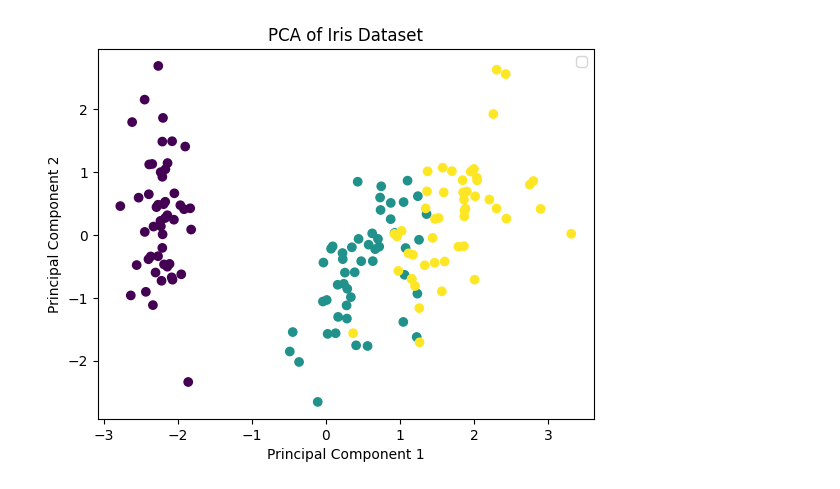
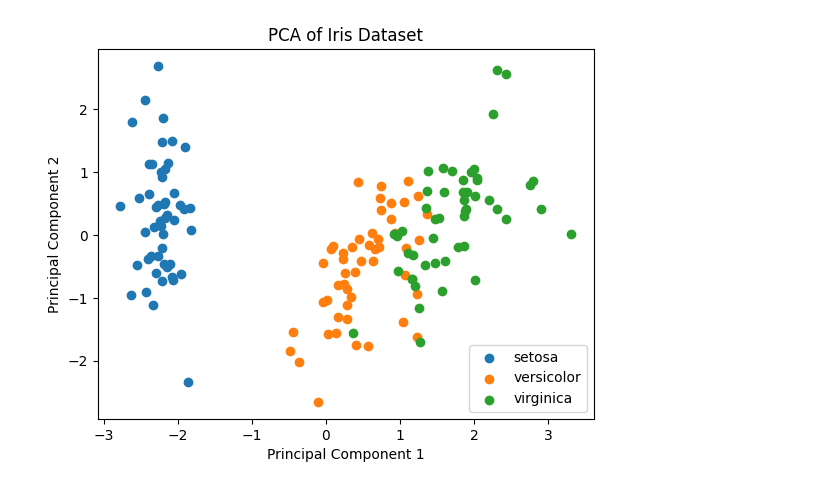
Before and after one commit to shreya120268/MLDA, a Jupyter notebook: T7_Principal_Component_Analysis.ipynb, the cells around one changed output. Drawn from its saved outputs; the diff is of its cells as text; code cells hidden in the pictures.

```diff
--- a/T7_Principal_Component_Analysis.ipynb
+++ b/T7_Principal_Component_Analysis.ipynb
@@ -3,26 +3,29 @@
 # %%
 import numpy as np
 import matplotlib.pyplot as plt
 from sklearn.datasets import load_iris
 from sklearn.decomposition import PCA
 from sklearn.preprocessing import StandardScaler
 
 iris = load_iris()
 y = iris.target
 
 scaler = StandardScaler()
 x_scaled = scaler.fit_transform(iris.data)
 
 pca = PCA(n_components=2)
 x_pca = pca.fit_transform(x_scaled)
 
 plt.figure()
 plt.title('PCA of Iris Dataset')
 plt.xlabel('Principal Component 1')
 plt.ylabel('Principal Component 2')
 
-plt.scatter(x_pca[:, 0], x_pca[:, 1], c=y)
+# Add labels for each class
+for i, target_name in enumerate(iris.target_names):
+    plt.scatter(x_pca[y == i, 0], x_pca[y == i, 1], label=target_name)
+
 plt.legend()
 plt.show()
 # %% [output]
-[figure, old version]
+[figure, new version]
```
